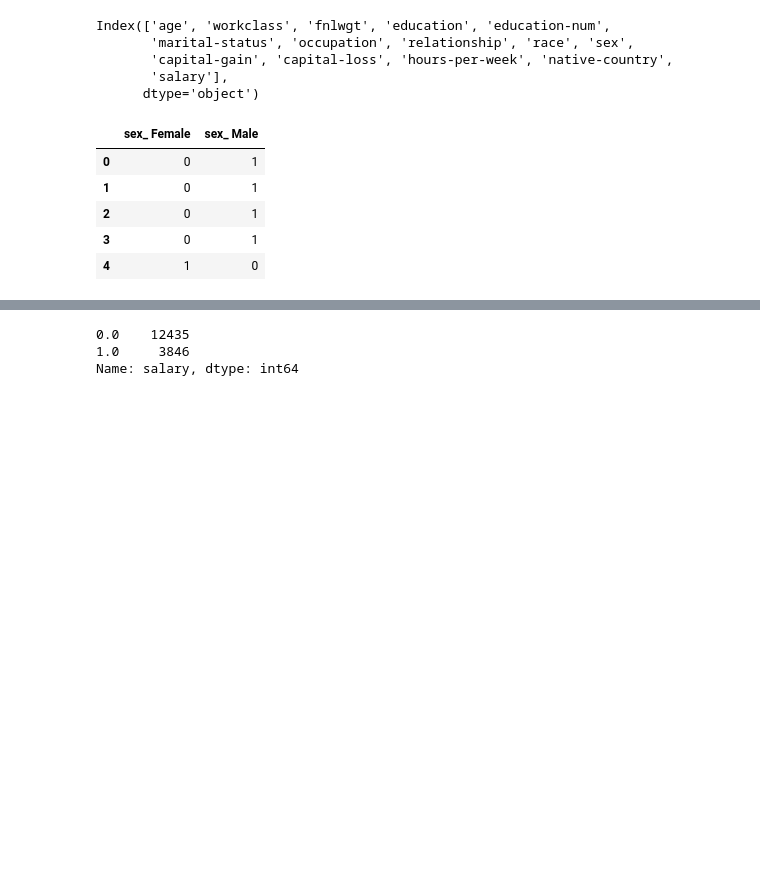
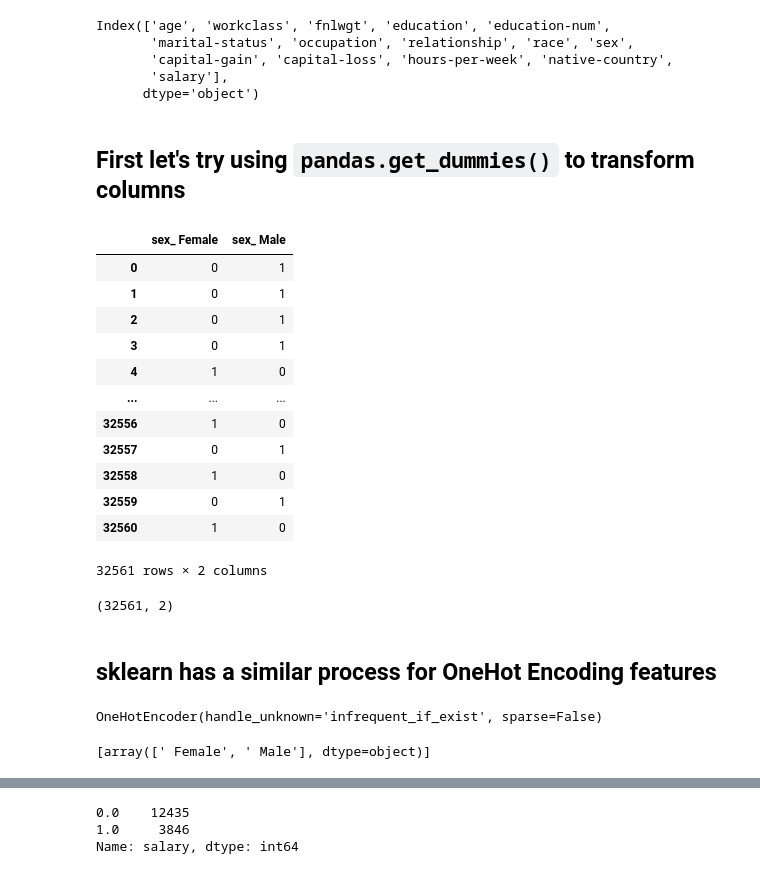
Before and after one commit to jhuaap/mlnn, a Jupyter notebook: 06/asnmt.ipynb, the cells around one changed output, grey strips where cells are left out. Cells and saved outputs as stored; diff of their text form; code cells hidden in the pictures; blank space fills up the shorter version.

```diff
--- a/06/asnmt.ipynb
+++ b/06/asnmt.ipynb
@@ -50,12 +51,22 @@ transform_columns = ['sex']
 non_num_columns = ['workclass', 'education', 'marital-status',
                      'occupation', 'relationship', 'race', 'sex',
                      'native-country']
+# %% [markdown]
+## First let's try using `pandas.get_dummies()` to transform columns
 # %%
-pd.get_dummies(df[transform_columns]).head()
+dummies = pd.get_dummies(df[transform_columns])
+dummies
 # %% [output]
 |  | sex_ Female | sex_ Male |
 | 0 | 0 | 1 |
 | 1 | 0 | 1 |
 | 2 | 0 | 1 |
 | 3 | 0 | 1 |
 | 4 | 1 | 0 |
+| ... | ... | ... |
+| 32556 | 1 | 0 |
+| 32557 | 0 | 1 |
+| 32558 | 1 | 0 |
+| 32559 | 0 | 1 |
+| 32560 | 1 | 0 |
+32561 rows × 2 columns
@@ -68,0 +73,15 @@ x["salary"] = enc.fit_transform(df[["salary"]])
+# %%
+dummies.shape
+# %% [output]
+(32561, 2)
+# %% [markdown]
+## sklearn has a similar process for OneHot Encoding features
+# %%
+onehot = preprocessing.OneHotEncoder(handle_unknown="infrequent_if_exist", sparse=False)
+onehot.fit(df[transform_columns])
+# %% [output]
+OneHotEncoder(handle_unknown='infrequent_if_exist', sparse=False)
+# %%
+onehot.categories_
+# %% [output]
+[array([' Female', ' Male'], dtype=object)]
```
Also changed, not shown: parts of 17 cells of this notebook, 1 other file.
